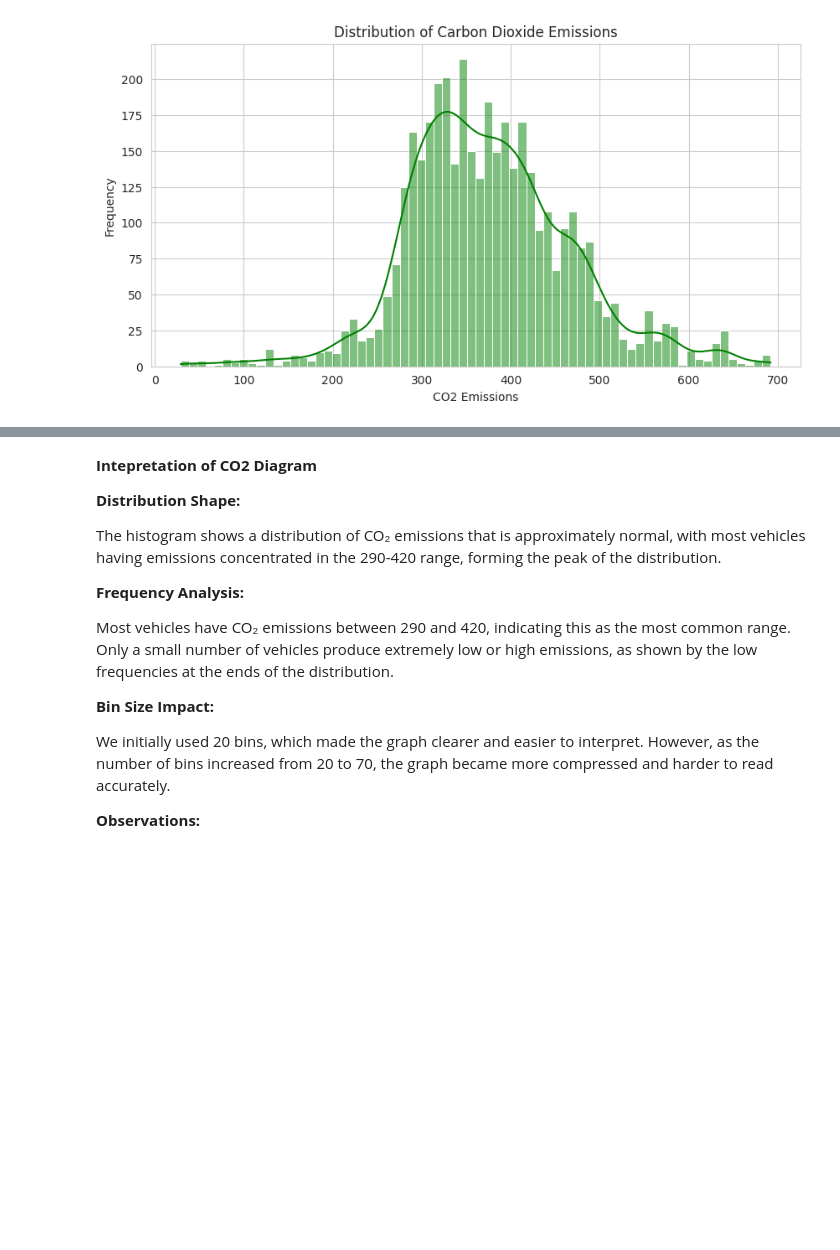
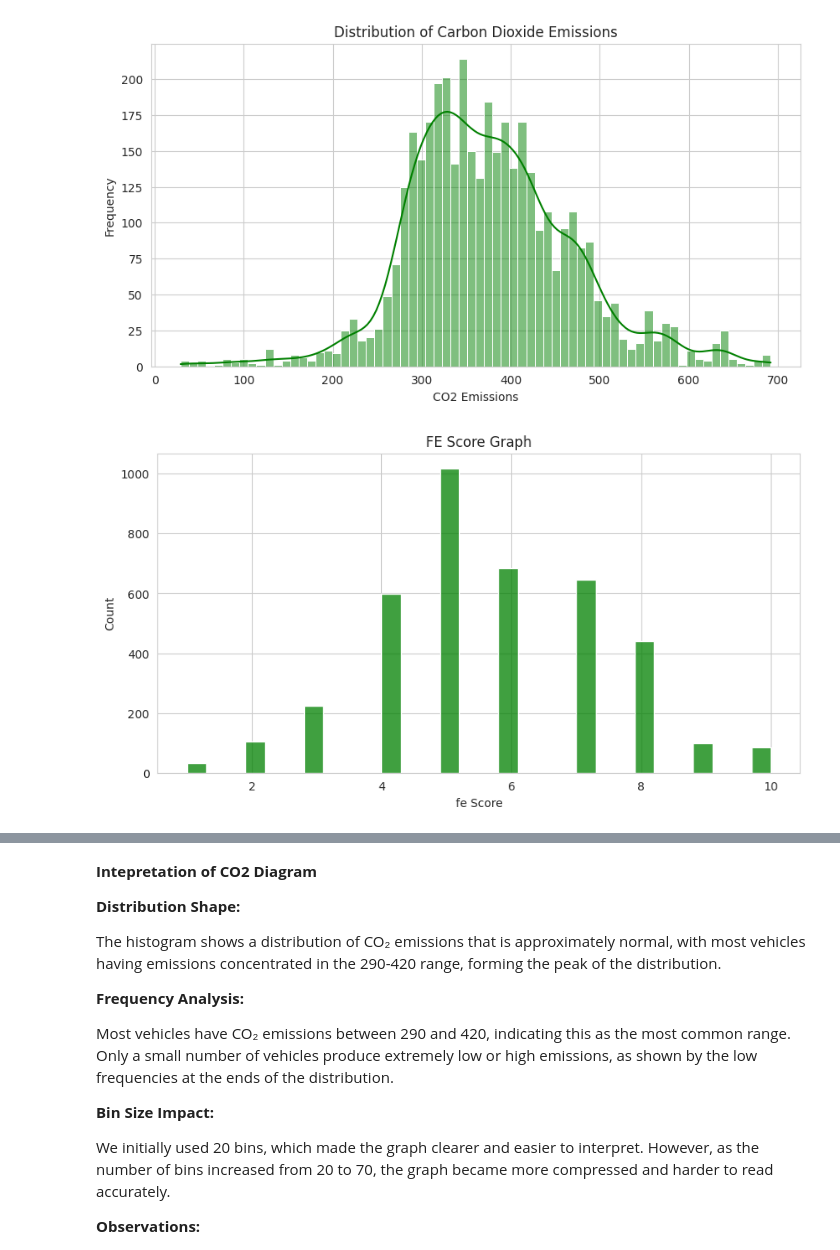
Before and after one commit to oreste-abizera/ASC23-Transport-Data-Analysis, a Jupyter notebook: notebooks/Oreste_x_Denyse_Plotting_Assignment.ipynb, the cells around one changed output, grey strips where cells are left out. Saved outputs shown, nothing was run; the diff lists cells and outputs as text; code cells hidden in the pictures; blank space fills up the shorter version.

Commit message:
Added histogram images for feScore and ghgScore columns

```diff
--- a/notebooks/Oreste_x_Denyse_Plotting_Assignment.ipynb
+++ b/notebooks/Oreste_x_Denyse_Plotting_Assignment.ipynb
@@ -100,3 +100,15 @@ plt.ylabel("Frequency")
 plt.show()
 # %% [output]
 [figure]
+# %%
+sns.set_style("whitegrid")
+
+# Histogram
+plt.figure(figsize=(10,5))
+sns.histplot(data=df, x='feScore', bins=30, color='green')
+plt.title("FE Score Graph")
+plt.xlabel("fe Score")
+plt.ylabel("Count")
+plt.show()
+# %% [output]
+[figure, added]
```
Also changed, not shown: parts of 2 cells of this notebook, 2 other files.
